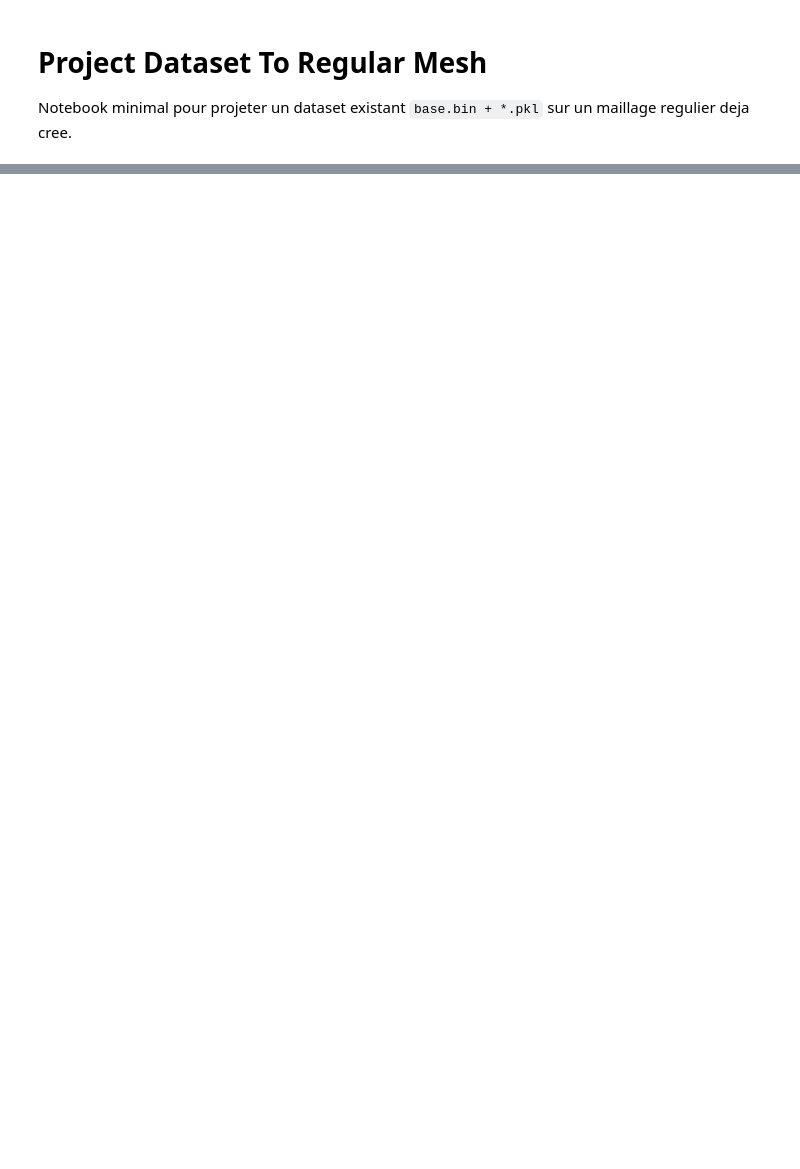
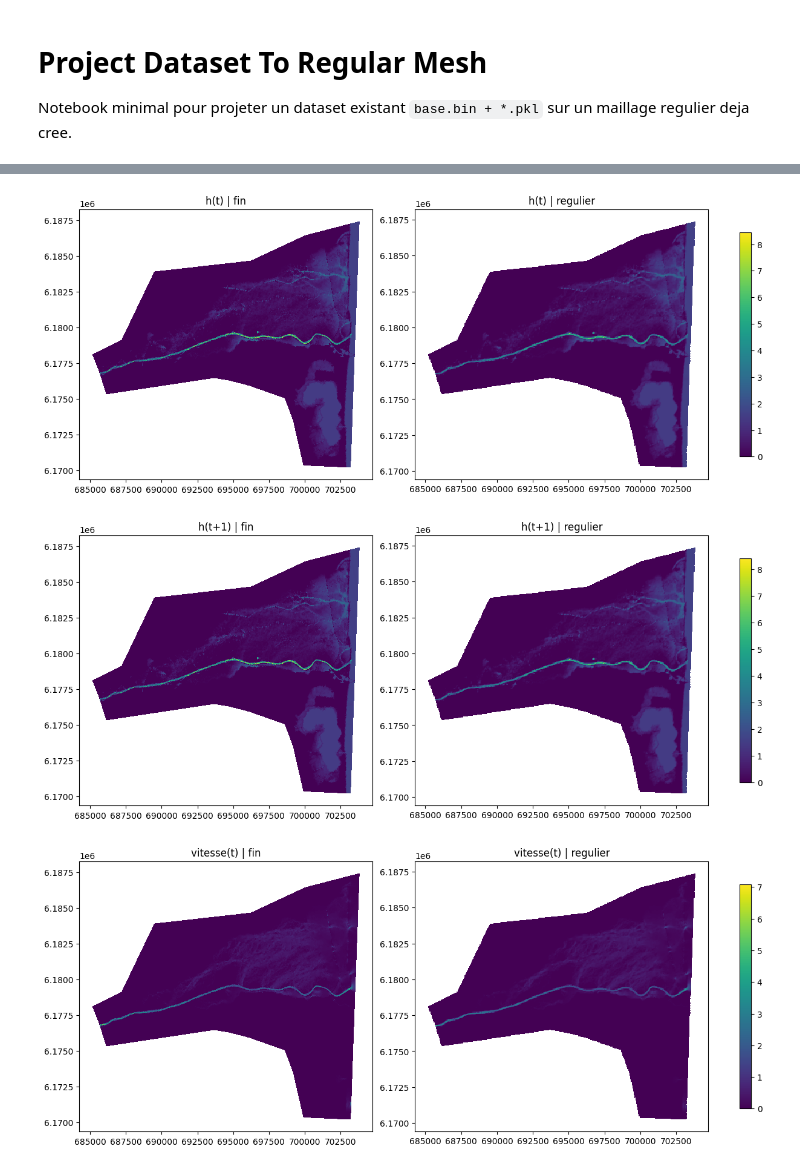
Before and after one commit to vmerc/gnn_modulus_test, a Jupyter notebook: Aube/mesh_transfer_regular/project_dataset_to_regular.ipynb, the cells around one changed output, grey strips where cells are left out. Cells and saved outputs as stored; diff of their text form; code cells hidden in the pictures; blank space fills up the shorter version.

Commit message:
plot des pkl reguliers

```diff
--- a/Aube/mesh_transfer_regular/project_dataset_to_regular.ipynb
+++ b/Aube/mesh_transfer_regular/project_dataset_to_regular.ipynb
@@ -111,9 +115,13 @@ def project_node_type(node_type: np.ndarray, src_xy: np.ndarray, dst_xy: np.ndar
 
 
 def output_dynamic_name(path: Path) -> str:
-    stem = path.stem
-    suffix = stem.split("_", 1)[1] if "_" in stem else stem
-    return f"{DATASET_NAME}_{suffix}{path.suffix}"
+    parts = path.stem.split("_")
+    group_i = parts.index("Group")
+    group = parts[group_i + 1]
+    peak = parts[group_i + 3]
+    traj = parts[-2]
+    chunk = parts[-1]
+    return f"{DATASET_NAME}_G{group}_P{peak}_{traj}_{chunk}{path.suffix}"
 # %%
 fine_mesh_path = require_path(FINE_MESH_SLF)
 fine_base_path = require_path(FINE_BASE_BIN)
@@ -192,0 +275,34 @@ for path in dynamic_paths:
+# %%
+def plot_pair(title, fine_values, regular_values):
+    vmin = min(np.nanmin(fine_values), np.nanmin(regular_values))
+    vmax = max(np.nanmax(fine_values), np.nanmax(regular_values))
+
+    fig, axes = plt.subplots(1, 2, figsize=(12, 5), constrained_layout=True)
+
+    a0 = axes[0].tripcolor(fine_tri, fine_values, cmap="viridis", vmin=vmin, vmax=vmax)
+    a1 = axes[1].tripcolor(regular_tri, regular_values, cmap="viridis", vmin=vmin, vmax=vmax)
+
+    axes[0].set_title(f"{title} | fin")
+    axes[1].set_title(f"{title} | regulier")
+
+    for ax in axes:
+        ax.set_aspect("equal")
+
+    fig.colorbar(a1, ax=axes, shrink=0.8)
+    plt.show()
+
+plot_pair("h(t)", x_fine[:, 0], x_reg[:, 0])
+
+plot_pair("h(t+1)", x_fine[:, 0] + y_fine[:, 0], x_reg[:, 0] + y_reg[:, 0])
+
+plot_pair(
+    "vitesse(t)",
+    np.sqrt(x_fine[:, 1]**2 + x_fine[:, 2]**2),
+    np.sqrt(x_reg[:, 1]**2 + x_reg[:, 2]**2),
+)
+
+plot_pair("delta_h", y_fine[:, 0], y_reg[:, 0])
+# %% [output]
+[figure, added]
+[figure, added]
+[figure, added]
```
Also changed, not shown: parts of 8 cells of this notebook.
